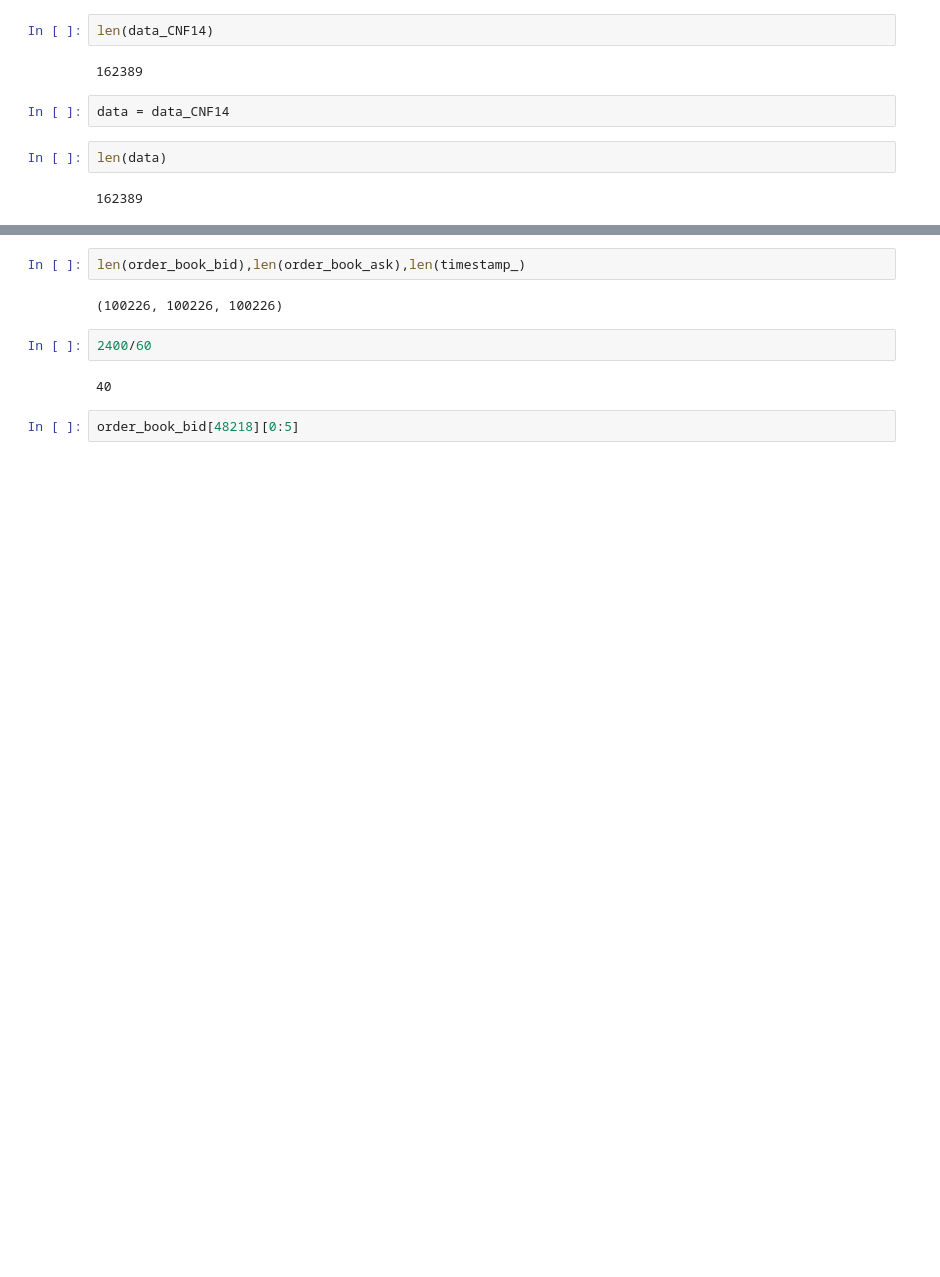
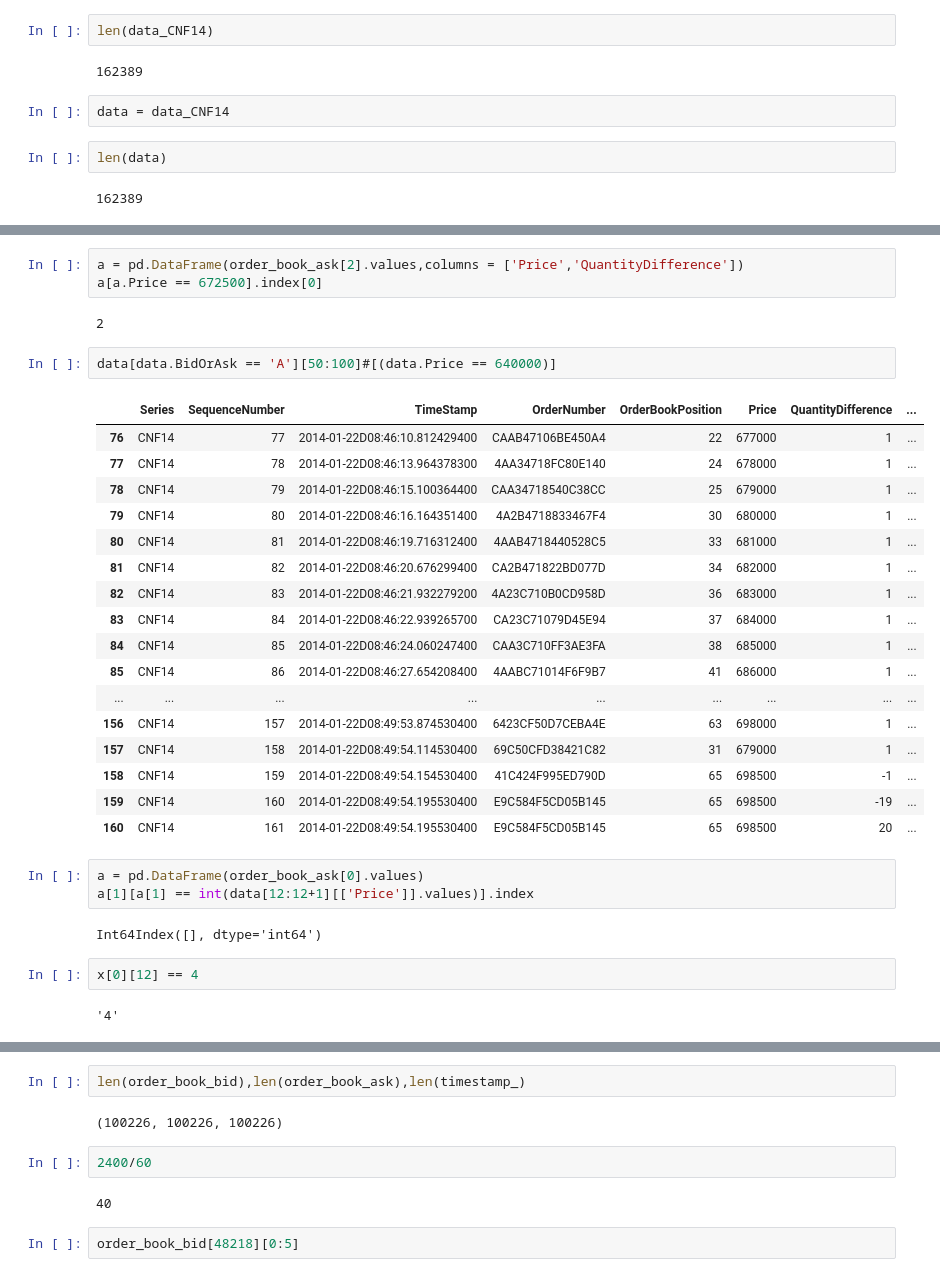
Before and after one commit to rorysroes/SGX-Full-OrderBook-Tick-Data-Trading-Strategy, a Jupyter notebook: CNF14_01_22.ipynb, the cells around one changed output, grey strips where cells are left out. Saved outputs shown, nothing was run; the diff lists cells and outputs as text; blank space fills up the shorter version.

```diff
--- a/CNF14_01_22.ipynb
+++ b/CNF14_01_22.ipynb
@@ -27,0 +545,34 @@ len(data)
+# %%
+a = pd.DataFrame(order_book_ask[2].values,columns = ['Price','QuantityDifference'])
+a[a.Price == 672500].index[0]
+# %% [output]
+2
+# %%
+data[data.BidOrAsk == 'A'][50:100]#[(data.Price == 640000)]
+# %% [output]
+|  | Series | SequenceNumber | TimeStamp | OrderNumber | OrderBookPosition | Price | QuantityDifference | ... |
+| 76 | CNF14 | 77 | 2014-01-22D08:46:10.812429400 | CAAB47106BE450A4 | 22 | 677000 | 1 | ... |
+| 77 | CNF14 | 78 | 2014-01-22D08:46:13.964378300 | 4AA34718FC80E140 | 24 | 678000 | 1 | ... |
+| 78 | CNF14 | 79 | 2014-01-22D08:46:15.100364400 | CAA34718540C38CC | 25 | 679000 | 1 | ... |
+| 79 | CNF14 | 80 | 2014-01-22D08:46:16.164351400 | 4A2B4718833467F4 | 30 | 680000 | 1 | ... |
+| 80 | CNF14 | 81 | 2014-01-22D08:46:19.716312400 | 4AAB4718440528C5 | 33 | 681000 | 1 | ... |
+| 81 | CNF14 | 82 | 2014-01-22D08:46:20.676299400 | CA2B471822BD077D | 34 | 682000 | 1 | ... |
+| 82 | CNF14 | 83 | 2014-01-22D08:46:21.932279200 | 4A23C710B0CD958D | 36 | 683000 | 1 | ... |
+| 83 | CNF14 | 84 | 2014-01-22D08:46:22.939265700 | CA23C71079D45E94 | 37 | 684000 | 1 | ... |
+| 84 | CNF14 | 85 | 2014-01-22D08:46:24.060247400 | CAA3C710FF3AE3FA | 38 | 685000 | 1 | ... |
+| 85 | CNF14 | 86 | 2014-01-22D08:46:27.654208400 | 4AABC71014F6F9B7 | 41 | 686000 | 1 | ... |
+| ... | ... | ... | ... | ... | ... | ... | ... | ... |
+| 156 | CNF14 | 157 | 2014-01-22D08:49:53.874530400 | 6423CF50D7CEBA4E | 63 | 698000 | 1 | ... |
+| 157 | CNF14 | 158 | 2014-01-22D08:49:54.114530400 | 69C50CFD38421C82 | 31 | 679000 | 1 | ... |
+| 158 | CNF14 | 159 | 2014-01-22D08:49:54.154530400 | 41C424F995ED790D | 65 | 698500 | -1 | ... |
+| 159 | CNF14 | 160 | 2014-01-22D08:49:54.195530400 | E9C584F5CD05B145 | 65 | 698500 | -19 | ... |
+| 160 | CNF14 | 161 | 2014-01-22D08:49:54.195530400 | E9C584F5CD05B145 | 65 | 698500 | 20 | ... |
+# %%
+a = pd.DataFrame(order_book_ask[0].values)
+a[1][a[1] == int(data[12:12+1][['Price']].values)].index
+# %% [output]
+Int64Index([], dtype='int64')
+# %%
+x[0][12] == 4
+# %% [output]
+'4'
```
Also changed, not shown: parts of 71 cells of this notebook, 7 other files.
